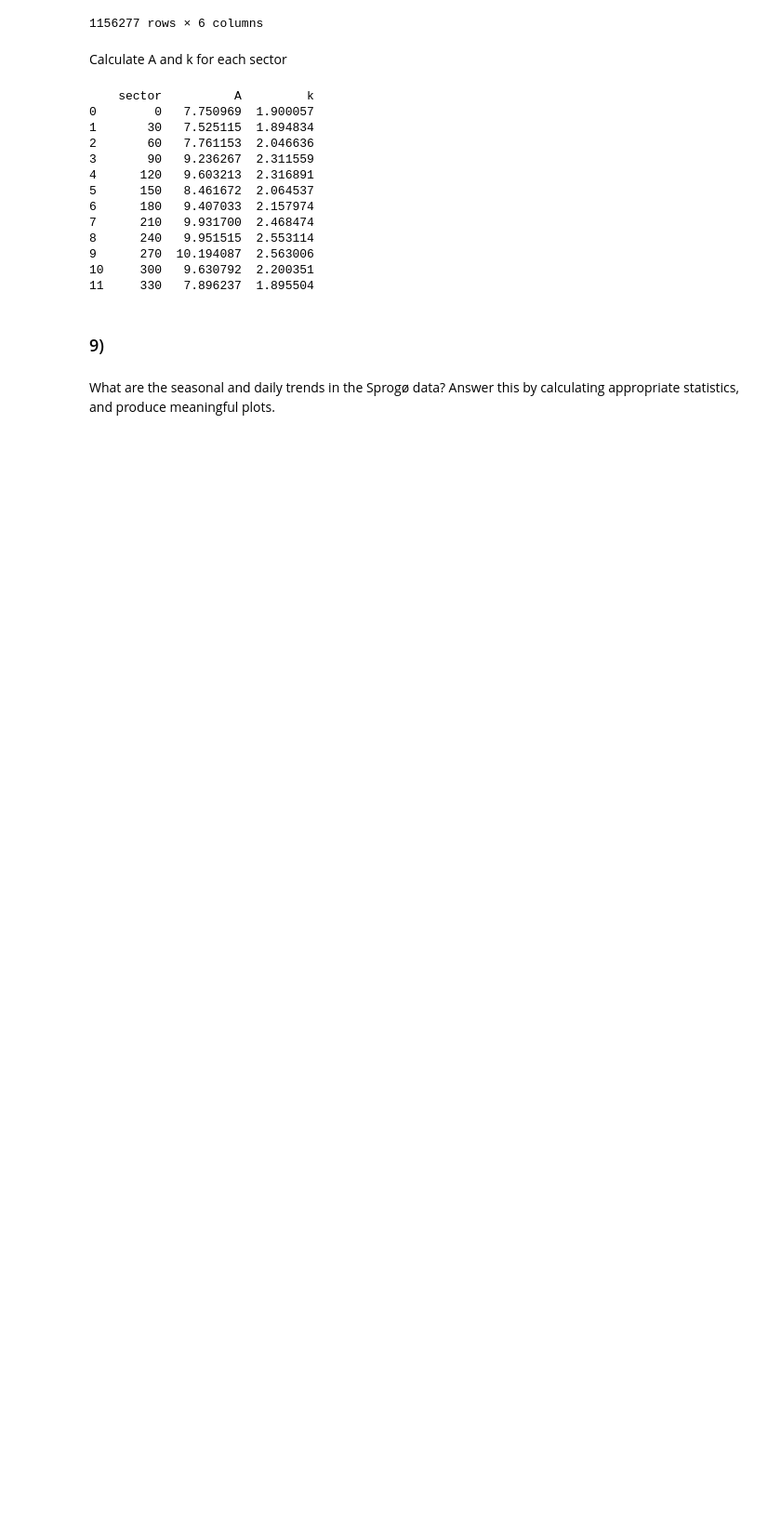
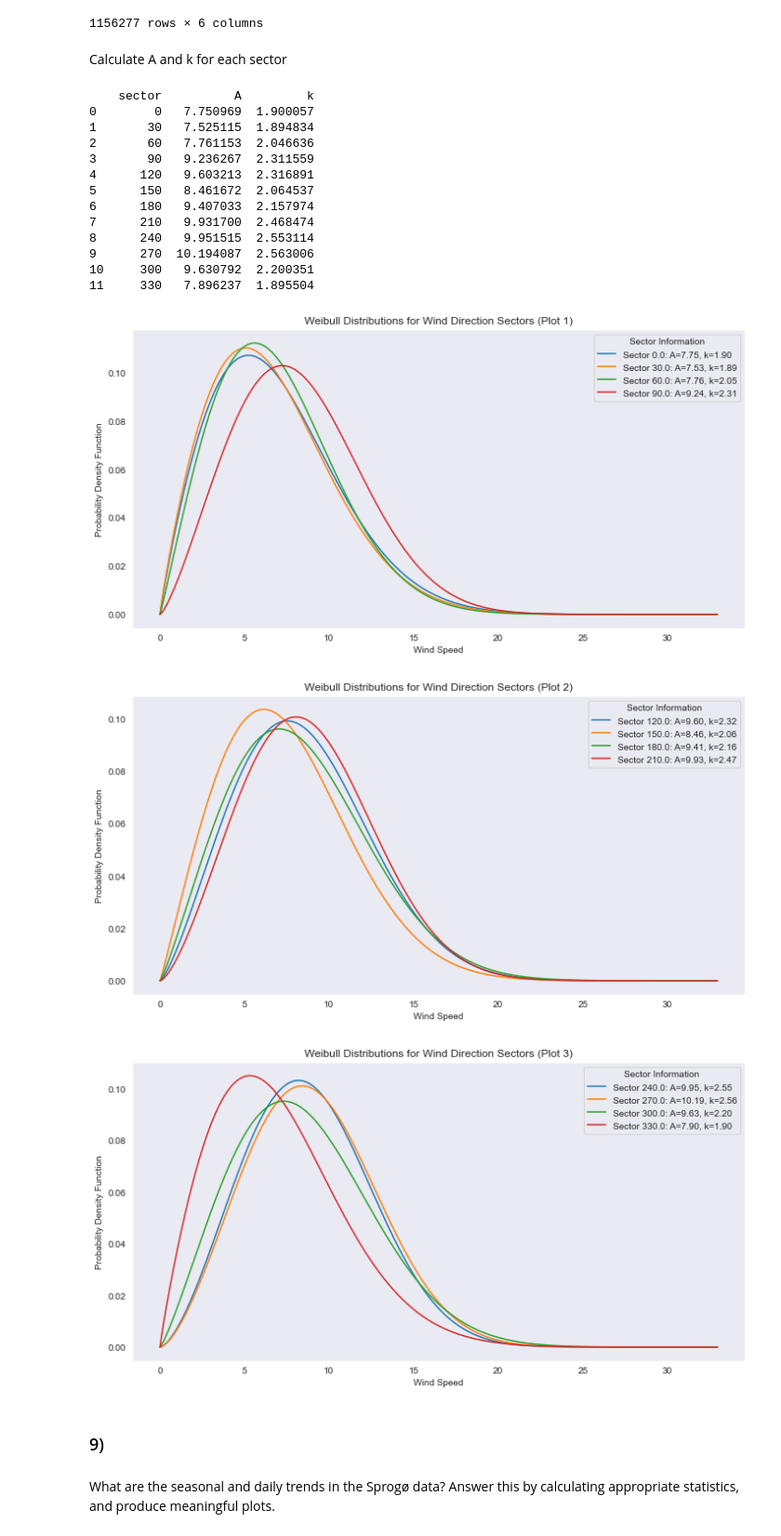
Before and after one commit to AlexDelBarco/IMWE, a Jupyter notebook: Assignment_1.ipynb, the cells around one changed output. Shown at 93% size. Saved outputs shown, nothing was run; the diff lists cells and outputs as text; code cells hidden in the pictures; blank space fills up the shorter version.

```diff
--- a/Assignment_1.ipynb
+++ b/Assignment_1.ipynb
@@ -578,17 +578,3 @@ Scale parameter Ap = 9.396
 cdf_mean
 # %% [output]
 0.5210079156472462
-# %%
-def equations2(params):
-    A, k = params
-    eq1 = A**3 * gamma(1 + 3/k) - third_moment
-    eq2 = 1 - np.exp(- (sprog_ws_mean / A)**k)  # CDF at mean
-    return (eq1, eq2)
-
-# Initial guesses for A and k
-initial_guess = [sprog_ws_mean, 1.5]
-
-# Solve the equations
-A_optimal, k_optimal = fsolve(equations2, initial_guess)
-
-print(f"Estimated A: {A_optimal}, Estimated k: {k_optimal}")
@@ -697,6 +758,50 @@ print(results_df)
 9      270  10.194087  2.563006
 10     300   9.630792  2.200351
 11     330   7.896237  1.895504
+# %%
+# Create an x range for plotting
+x_values = np.linspace(0, max(sprog['wind_speed']), 1000)
+
+# Number of plots and curves per plot
+num_curves_per_plot = 4
+num_plots = int(np.ceil(len(results_df) / num_curves_per_plot))
+
+# Create the plots
+for plot_index in range(num_plots):
+    plt.figure(figsize=(12, 6))
+
+    # Determine the sector indices for the current plot
+    start_index = plot_index * num_curves_per_plot
+    end_index = start_index + num_curves_per_plot
+    current_sectors = results_df.iloc[start_index:end_index]
+
+    # Plot each Weibull distribution for the current set of sectors
+    for index, row in current_sectors.iterrows():
+        A = row['A']
+        k = row['k']
+        sector = row['sector']
+
+        # Calculate the Weibull PDF
+        pdf = weibull_min.pdf(x_values, k, scale=A)
+
+        # Plot the Weibull PDF for this sector
+        plt.plot(x_values, pdf, label=f'Sector {sector}: A={A:.2f}, k={k:.2f}')
+
+    # Adding title and labels
+    plt.title(f'Weibull Distributions for Wind Direction Sectors (Plot {plot_index + 1})')
+    plt.xlabel('Wind Speed')
+    plt.ylabel('Probability Density Function')
+    plt.legend(title='Sector Information')
+    plt.grid()
+
+    plt.savefig(f'Task_8_weibull_distribution_plot_{plot_index + 1}.png', dpi=300)
+
+    # Show the plot
+    plt.show()
+# %% [output]
+[figure, added]
+[figure, added]
+[figure, added]
 # %% [markdown]
 ### 9)
 # %% [markdown]
```
Also changed, not shown: parts of 5 cells of this notebook, 8 other files.
